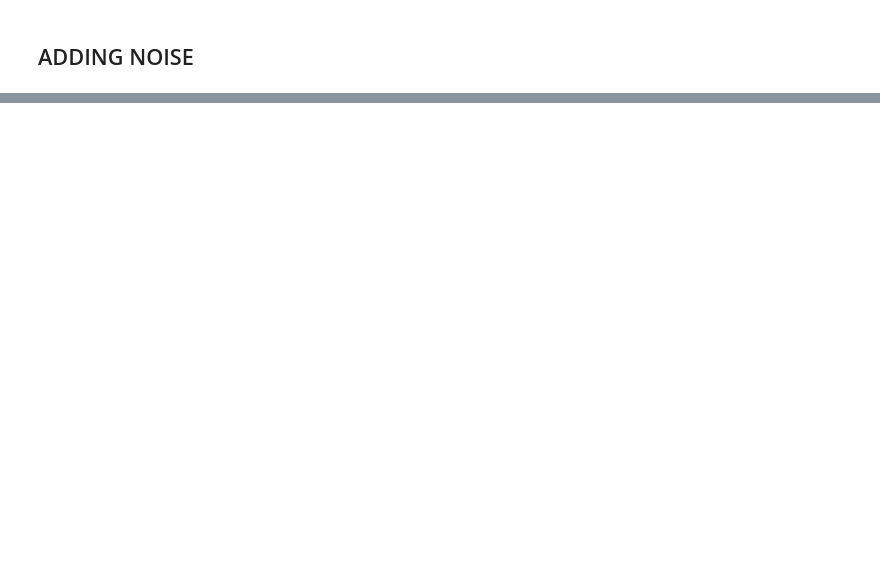
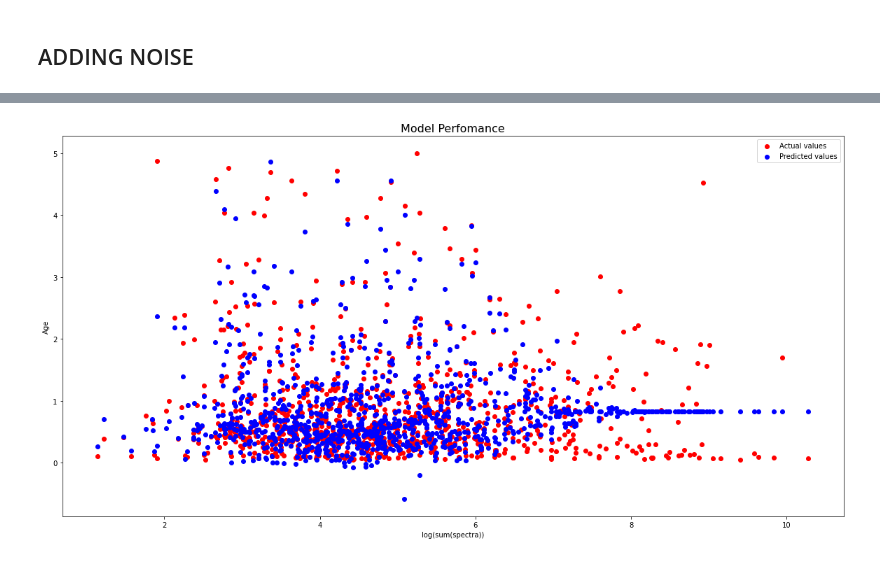
Before and after one commit to nathanaelg16/PHYS3600ID_Final_Project, a Jupyter notebook: Final Project.ipynb, the cells around one changed output, grey strips where cells are left out. Drawn from its saved outputs; the diff is of its cells as text; code cells hidden in the pictures; blank space fills up the shorter version.

```diff
--- a/Final Project.ipynb
+++ b/Final Project.ipynb
@@ -222,0 +251,4 @@ def add_noise(df, percent):
+# %%
+plot_model_performance(X, ages, age_model.predict(spectra_5), 'Age')
+# %% [output]
+[figure, added]
```
Also changed, not shown: parts of 12 cells of this notebook, 1 other file.
